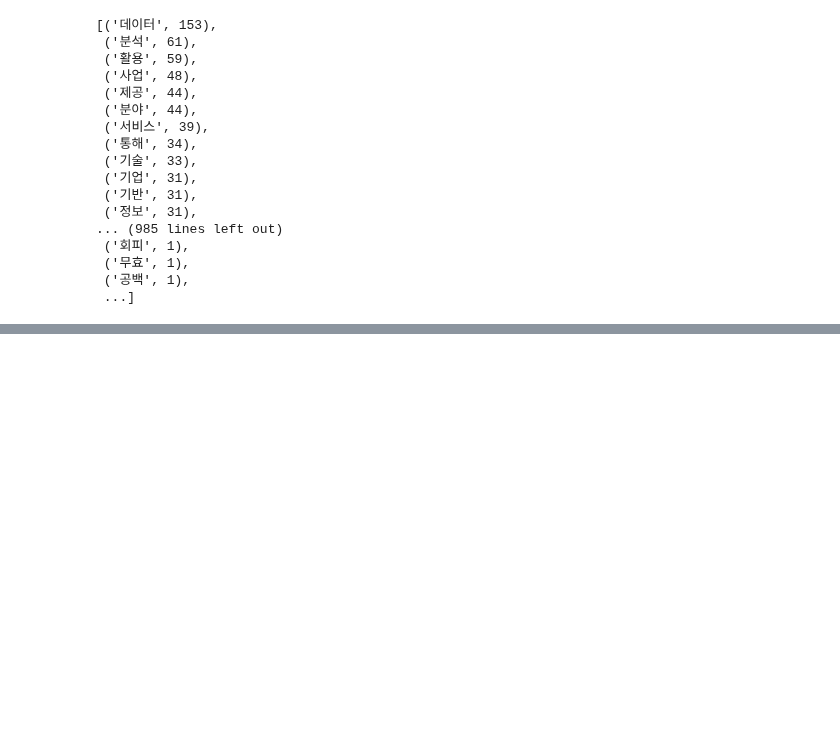
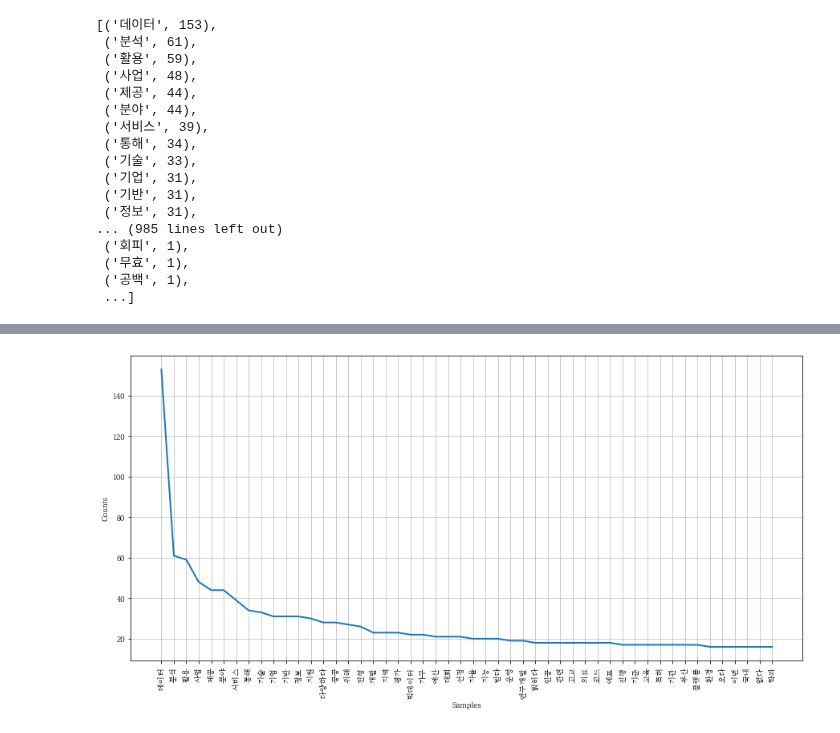
Before and after one commit to ljh15952/AI_Study, a Jupyter notebook: WorldCloud_for_text_data/KoreanTextAnalysis.ipynb, the cells around one changed output, grey strips where cells are left out. Cells and saved outputs as stored; diff of their text form; code cells hidden in the pictures; blank space fills up the shorter version.

```diff
--- a/WorldCloud_for_text_data/KoreanTextAnalysis.ipynb
+++ b/WorldCloud_for_text_data/KoreanTextAnalysis.ipynb
@@ -265,0 +300,11 @@ sorted_word_dic
+# %%
+# nltk 라이브러리는 단어의 등장 빈도를 더욱 쉽게 셀 수 있는 .Text() 함수를 제공
+
+word_counted = nltk.Text(word_cleaned)
+plt.figure(figsize=(15,7)) # plot 영역(그래프 영역)의 크기 지정
+
+word_counted.plot(50) # "plot" the graph 상위 50개 단어 보여줌
+
+# 한글 폰트 성공!!
+# %% [output]
+[figure, added]
```
Also changed, not shown: parts of 5 cells of this notebook.
